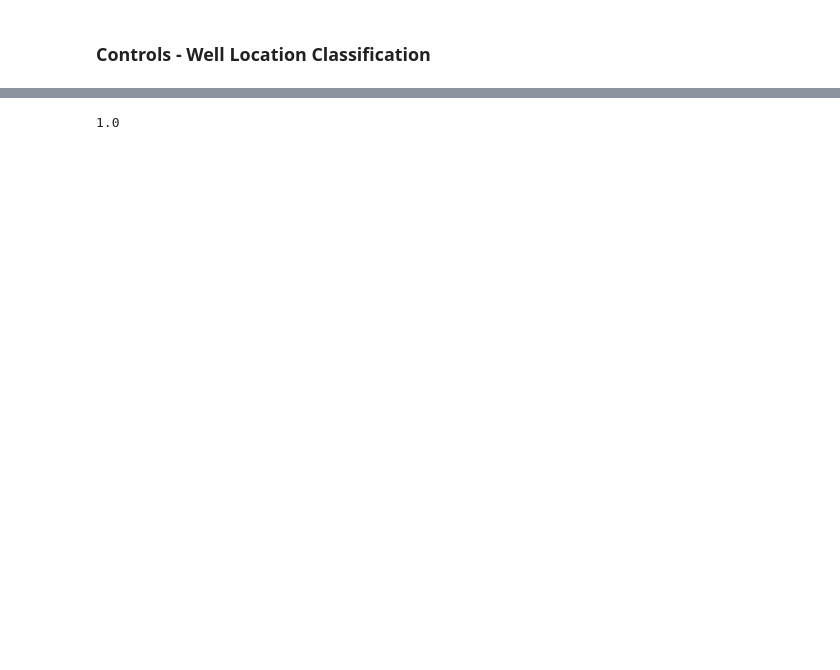
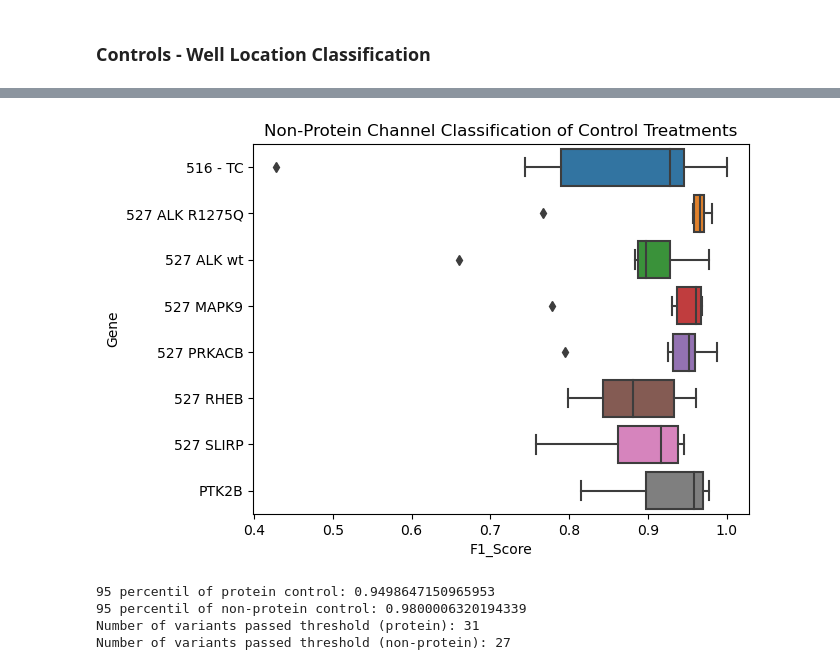
Before and after one commit to runxi-shen/2021_09_01_VarChAMP, a Jupyter notebook: 6.downstream_analysis/1.phenotype_analysis.ipynb, the cells around one changed output, grey strips where cells are left out. Drawn from its saved outputs; the diff is of its cells as text; code cells hidden in the pictures; blank space fills up the shorter version.

```diff
--- a/6.downstream_analysis/1.phenotype_analysis.ipynb
+++ b/6.downstream_analysis/1.phenotype_analysis.ipynb
@@ -197,3 +289,17 @@ control_csv
 # %%
 import seaborn as sb
 import matplotlib.pyplot as plt
+# %%
+df_protein_ctrl = pd.read_csv(
+    f"{data_dir}protein_control_prediction{feature_type}.csv"
+)
+df_protein_var = pd.read_csv(
+    f"{data_dir}protein_variant_prediction{feature_type}.csv"
+)
+
+df_non_protein_ctrl = pd.read_csv(
+    f"{data_dir}non_protein_control_prediction{feature_type}.csv"
+)
+df_non_protein_var = pd.read_csv(
+    f"{data_dir}non_protein_variant_prediction{feature_type}.csv"
+)
@@ -205,5 +338,28 @@ plot_csv = pd.concat([result_csv, control_csv])
+# %%
+sb.boxplot(data=df_non_protein_ctrl, x="F1_Score", y="Gene")
+plt.title("Non-Protein Channel Classification of Control Treatments")
+plt.show()
+# %% [output]
+[figure, added]
 # %%
-np.percentile(np.array(control_csv["F1 Score"]), 90)
+thresh_protein = np.percentile(np.array(df_protein_ctrl["F1_Score"]), 95)
+thresh_nonprotein = np.percentile(
+    np.array(df_non_protein_ctrl["F1_Score"]), 95
+)
+
+print(f"95 percentil of protein control: {thresh_protein}")
+print(f"95 percentil of non-protein control: {thresh_nonprotein}")
+
+propass = np.where(df_protein_var["F1_Score"] > thresh_protein)[0].size
+nonpropass = np.where(df_non_protein_var["F1_Score"] > thresh_nonprotein)[
+    0
+].size
+
+print(f"Number of variants passed threshold (protein): {propass}")
+print(f"Number of variants passed threshold (non-protein): {nonpropass}")
 # %% [output]
-1.0
+95 percentil of protein control: 0.9498647150965953
+95 percentil of non-protein control: 0.9800006320194339
+Number of variants passed threshold (protein): 31
+Number of variants passed threshold (non-protein): 27
 # %%
```
Also changed, not shown: parts of 28 cells of this notebook, 3 other files.
